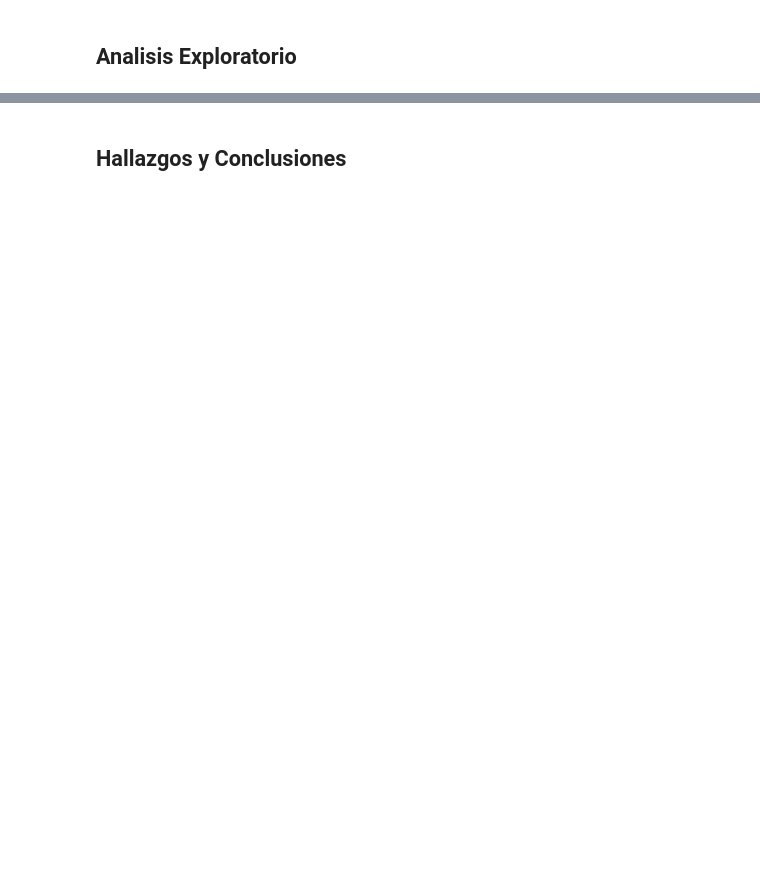
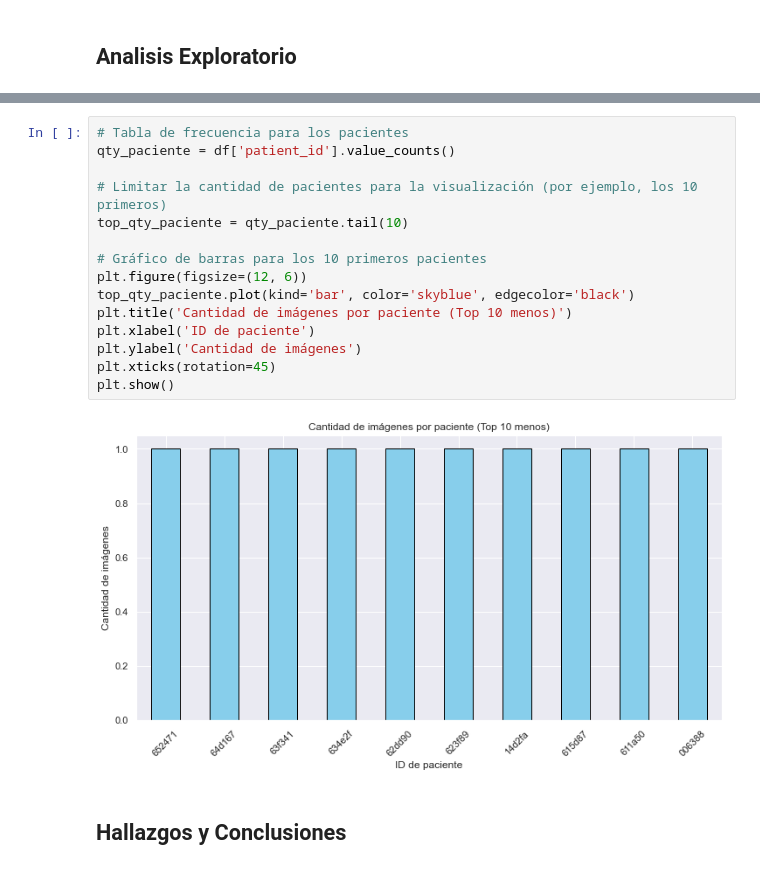
Before and after one commit to CristopherBarrios/Proyecto2-AnalisisExploratorio-DataScience, a Jupyter notebook: analisisExploratorio.ipynb, the cells around one changed output, grey strips where cells are left out. Saved outputs shown, nothing was run; the diff lists cells and outputs as text; blank space fills up the shorter version.

```diff
--- a/analisisExploratorio.ipynb
+++ b/analisisExploratorio.ipynb
@@ -117,2 +359,19 @@ total_count = df.count()[0]
+# %%
+# Tabla de frecuencia para los pacientes
+qty_paciente = df['patient_id'].value_counts()
+
+# Limitar la cantidad de pacientes para la visualización (por ejemplo, los 10 primeros)
+top_qty_paciente = qty_paciente.tail(10)
+
+# Gráfico de barras para los 10 primeros pacientes
+plt.figure(figsize=(12, 6))
+top_qty_paciente.plot(kind='bar', color='skyblue', edgecolor='black')
+plt.title('Cantidad de imágenes por paciente (Top 10 menos)')
+plt.xlabel('ID de paciente')
+plt.ylabel('Cantidad de imágenes')
+plt.xticks(rotation=45)
+plt.show()
+# %% [output]
+[figure, added]
 # %% [markdown]
 ## Hallazgos y Conclusiones
```
Also changed, not shown: parts of 39 cells of this notebook, 2 other files.
